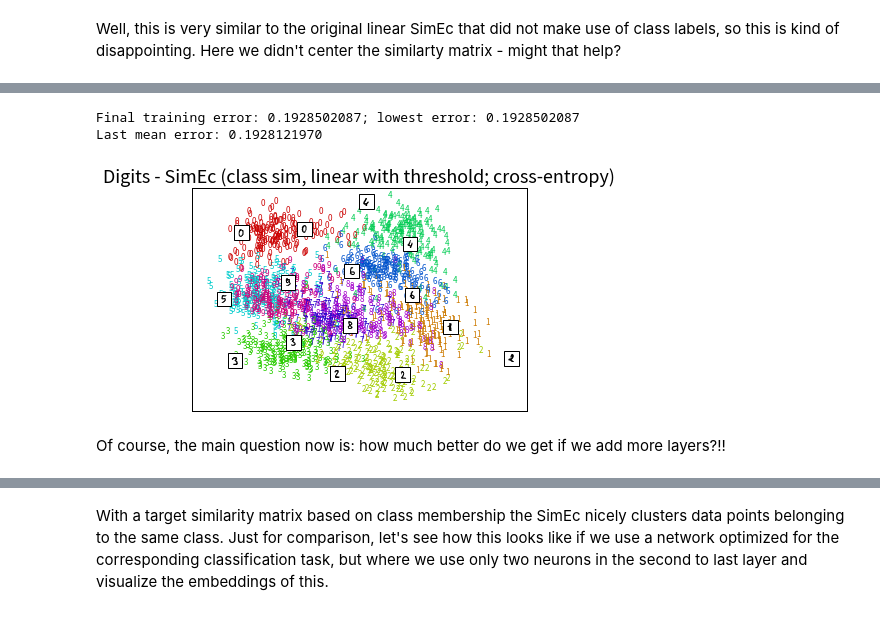
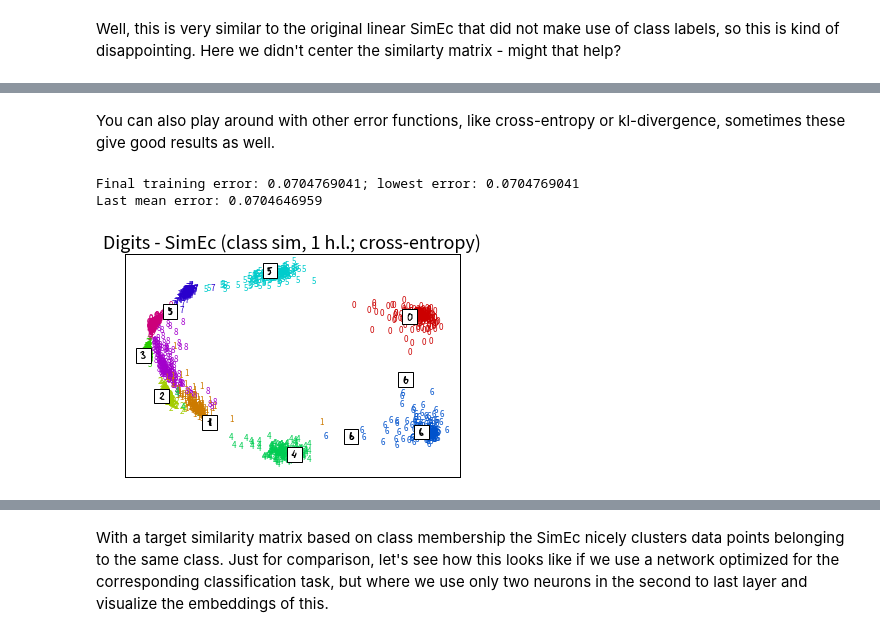
Before and after one commit to cod3licious/simec-theano, a Jupyter notebook: examples_simec.ipynb, the cells around one changed output, grey strips where cells are left out. Cells and saved outputs as stored; diff of their text form; code cells hidden in the pictures.

```diff
--- a/examples_simec.ipynb
+++ b/examples_simec.ipynb
@@ -144 +157,10 @@ Last mean error: 0.0131737021
 [figure]
+# %%
+# non-linear SimEc based on isomap - 2 hidden layers
+K_geod = e_isomap.dist_matrix_
+e_gsimenc = SimilarityEncoder(K_geod.shape[1], X.shape[1], 2, [40, 20], [T.nnet.relu, T.nnet.relu, None, None],
+                              lrate=2., orthOT_reg=0.01)
+e_gsimenc.fit(X, center_K(K_geod), verbose=False)
+X_embeds = e_gsimenc.transform(X)
+plot_digits(X_embeds, digits, title='Digits - SimEc (geodesic, 2 h.l.)')
+print "correlation with isomap: %f" % check_embed_match(X_embed, X_embeds)
@@ -205,0 +233,7 @@ Great, we already see some clusters separating from the rest! However, with this
+# %%
+# similarity encoder with similarities relying on class information - 1 hidden layer
+e_csimenc = SimilarityEncoder(S.shape[1], X.shape[1], 2, [100], [T.tanh, None, scaled_sigmoid],
+                              lrate=5., orthOT_reg=0.05)
+e_csimenc.fit(X, S, verbose=False)
+X_embed = e_csimenc.transform(X)
+plot_digits(X_embed, digits, title='Digits - SimEc (class sim, 1 h.l.)', plot_box=False)
@@ -205,0 +244,8 @@ Great, we already see some clusters separating from the rest! However, with this
+# %%
+# similarity encoder with similarities relying on class information - 2 hidden layers
+e_csimenc = SimilarityEncoder(S.shape[1], X.shape[1], 2, [100, 50],
+                              [T.tanh, T.tanh, None, scaled_sigmoid], lrate=5.,
+                              orthOT_reg=0.005)
+e_csimenc.fit(X, S, verbose=False)
+X_embed = e_csimenc.transform(X)
+plot_digits(X_embed, digits, title='Digits - SimEc (class sim, 2 h.l.)', plot_box=False)
@@ -206,15 +256,15 @@ Great, we already see some clusters separating from the rest! However, with this
+# %% [markdown]
+You can also play around with other error functions, like cross-entropy or kl-divergence, sometimes these give good results as well.
 # %%
 # similarity encoder with similarities relying on class information - linear
 # thresholding on the output, optimize cross-entropy
-e_csimenc = SimilarityEncoder(S.shape[1], X.shape[1], 2, [], [None, scaled_sigmoid],
-                              lrate=0.5, orthOT_reg=0.1, error_fun='cross-entropy')
+e_csimenc = SimilarityEncoder(S.shape[1], X.shape[1], 2, [100], [T.tanh, None, scaled_sigmoid],
+                              lrate=5., orthOT_reg=0.05, error_fun='cross-entropy')
 e_csimenc.fit(X, S, verbose=False)
 X_embed = e_csimenc.transform(X)
 plot_digits(X_embed, digits,
-            title='Digits - SimEc (class sim, linear with threshold; cross-entropy)')
+            title='Digits - SimEc (class sim, 1 h.l.; cross-entropy)')
 # %% [output]
-Final training error: 0.1928502087; lowest error: 0.1928502087
-Last mean error: 0.1928121970
+Final training error: 0.0704769041; lowest error: 0.0704769041
+Last mean error: 0.0704646959
-[figure, old version]
+[figure, new version]
-# %% [markdown]
-Of course, the main question now is: how much better do we get if we add more layers?!!
```
Also changed, not shown: parts of 32 cells of this notebook, 4 other files.
